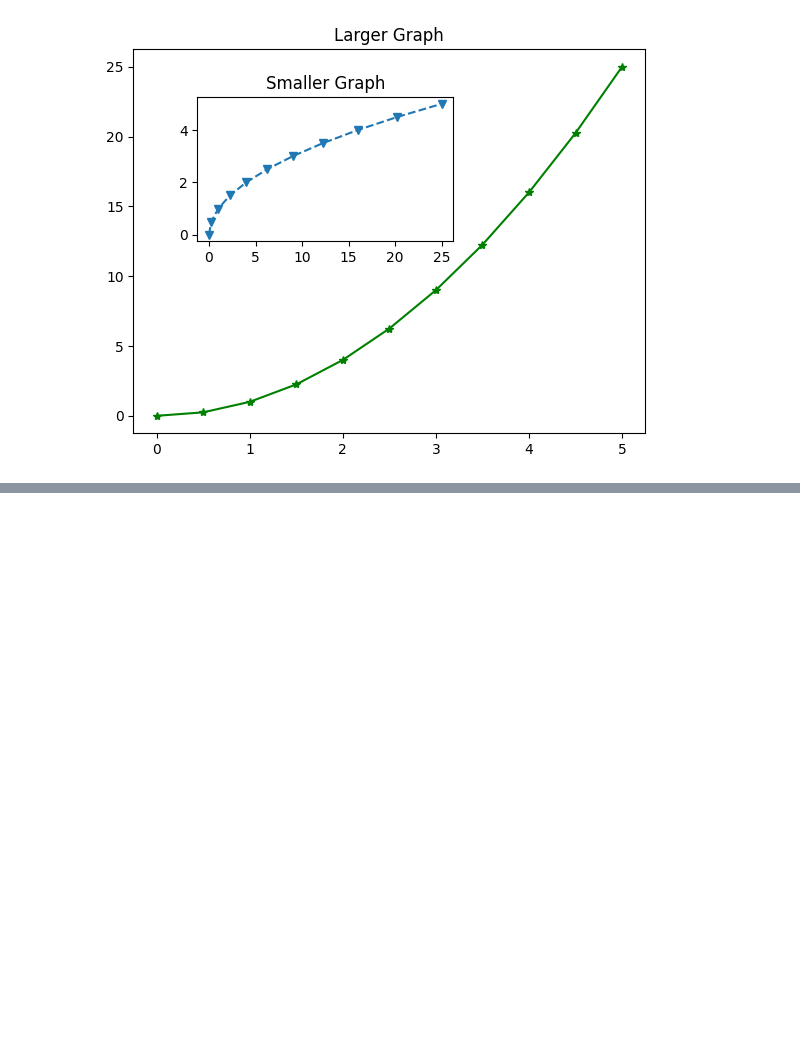
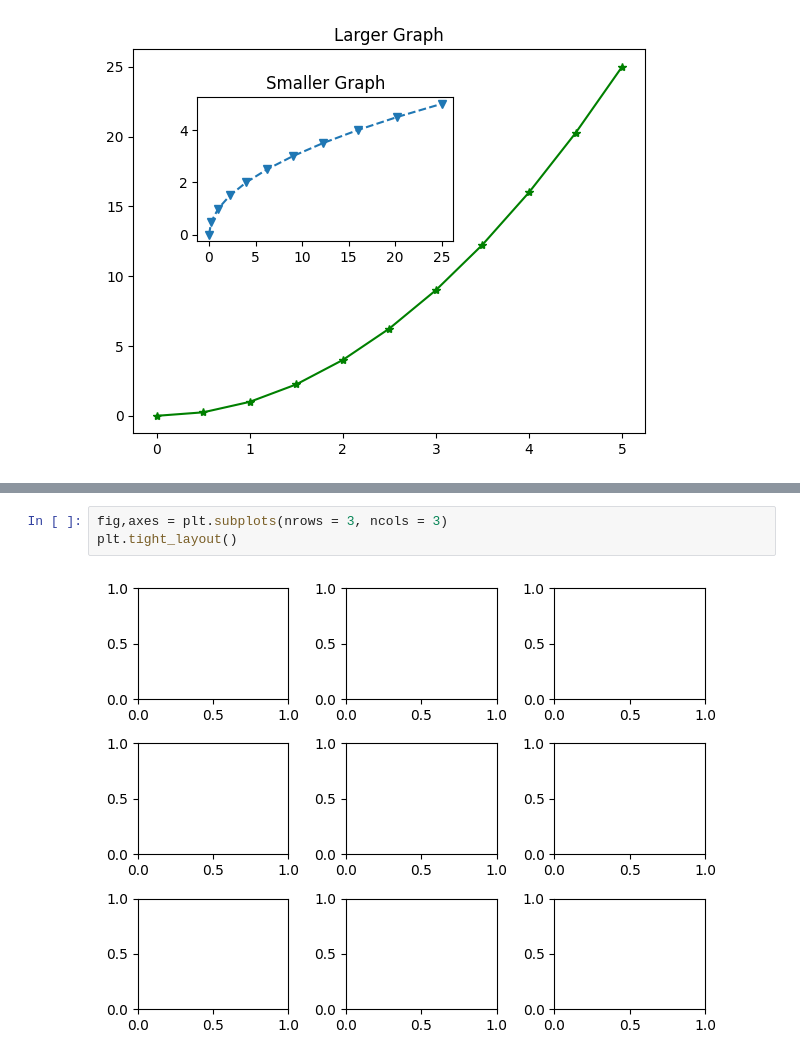
Before and after one commit to 130-SanaAsif/Data-Analysis, a Jupyter notebook: python basics and advanced/Matplotlib.ipynb, the cells around one changed output, grey strips where cells are left out. Cells and saved outputs as stored; diff of their text form; blank space fills up the shorter version.

```diff
--- a/python basics and advanced/Matplotlib.ipynb
+++ b/python basics and advanced/Matplotlib.ipynb
@@ -60,0 +67,5 @@ Text(0.5, 1.0, 'Smaller Graph')
+# %%
+fig,axes = plt.subplots(nrows = 3, ncols = 3)
+plt.tight_layout()
+# %% [output]
+[figure, added]
```
Also changed, not shown: parts of 1 cell of this notebook.
